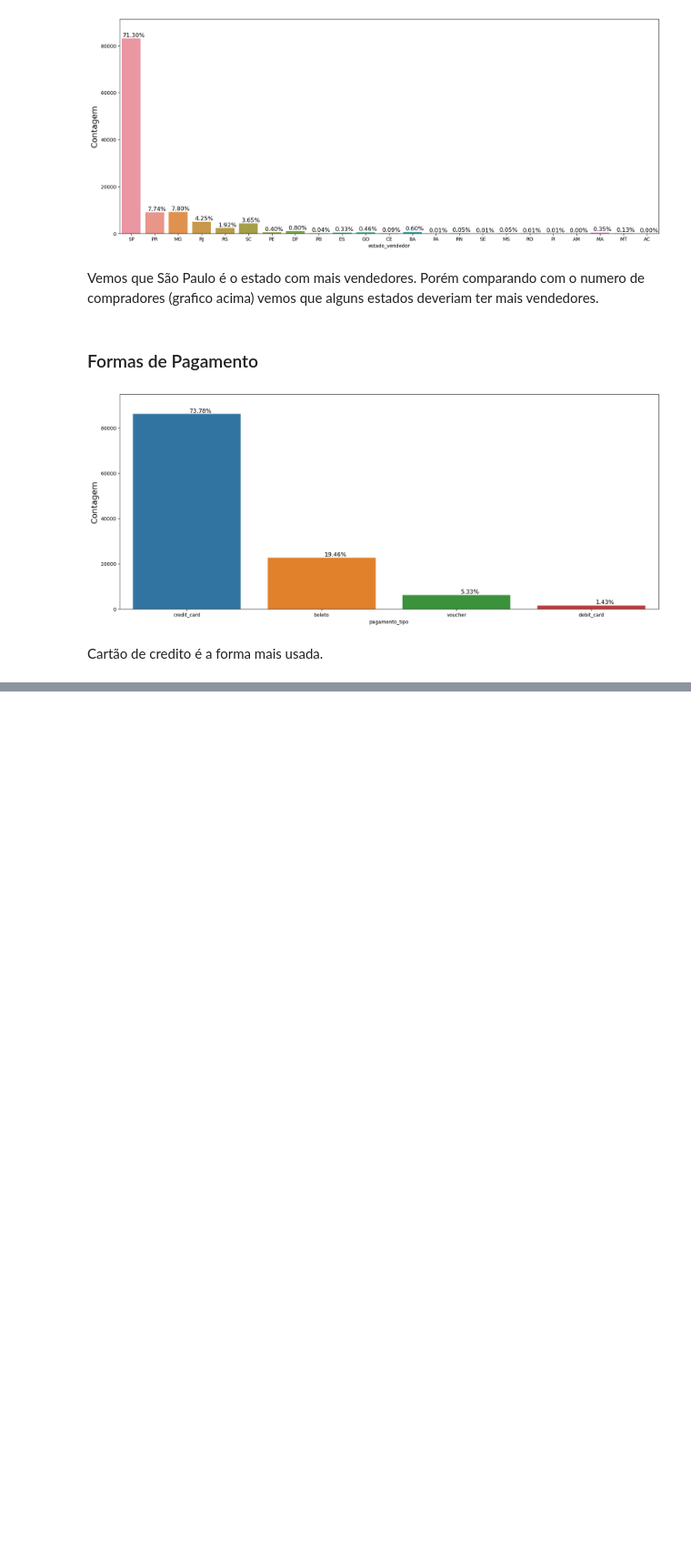
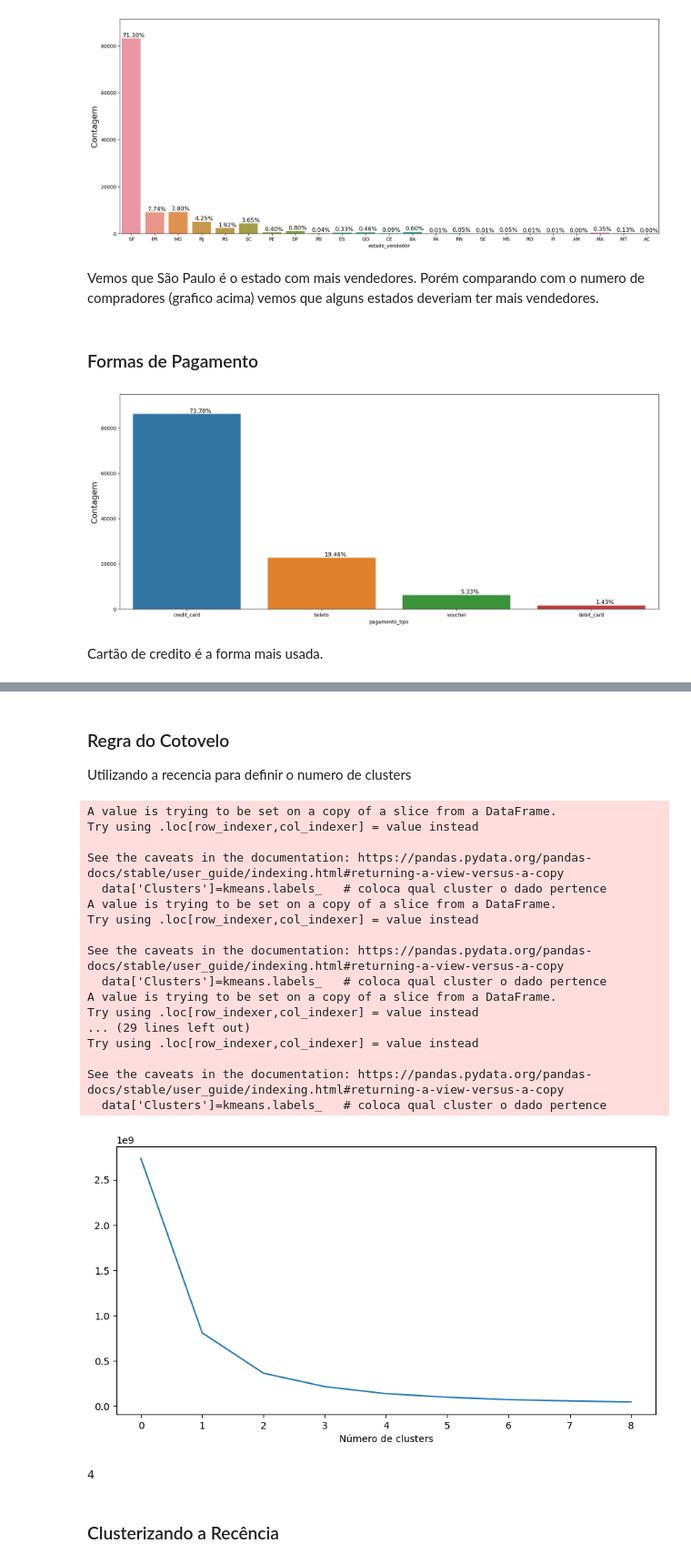
Before and after one commit to leoalvessantana/Project-DataScience-Customer-Segmentation, a Jupyter notebook: Notebook.ipynb, the cells around one changed output, grey strips where cells are left out. Shown at 91% size. Drawn from its saved outputs; the diff is of its cells as text; code cells hidden in the pictures; blank space fills up the shorter version.

```diff
--- a/Notebook.ipynb
+++ b/Notebook.ipynb
@@ -137,0 +186,4 @@ Cartão de credito é a forma mais usada.
+# %%
+# banco de dados com algumas colunas de df
+df_olist = df[['id_unico_cliente','id_cliente','horario_pedido','item_id','preco']]
+df_olist.head()
@@ -137,0 +197,10 @@ Cartão de credito é a forma mais usada.
+# %%
+# Agrupando os clientes pela data "horario_pedido", para saber quando foi a ultima compra de cada cliente
+# Com isso   df_compra['Recencia']  vai ser a data maxima (ultima compra) menos a data da ultima compra de cada cliente
+
+df_compra = df.groupby('id_unico_cliente').horario_pedido.max().reset_index()
+df_compra.columns = ['id_unico_cliente','DataMaxCompra']
+df_compra['DataMaxCompra'] = pd.to_datetime(df_compra['DataMaxCompra'])
+df_compra['Recencia'] = (df_compra['DataMaxCompra'].max() - df_compra['DataMaxCompra']).dt.days
+
+df_compra.head()
@@ -137,0 +214,5 @@ Cartão de credito é a forma mais usada.
+# %%
+# Agora juntando os dois bancos de dados
+
+df_usuario = pd.merge(df_olist,df_compra[['id_unico_cliente', 'Recencia']],on='id_unico_cliente')
+df_usuario.head()
@@ -137,0 +226,37 @@ Cartão de credito é a forma mais usada.
+# %% [markdown]
+### Regra do Cotovelo
+Utilizando a recencia para definir o numero de clusters
+# %%
+df_recencia = df_usuario[['Recencia']]
+soma_quadrados = calcular_wcss(df_recencia)
+
+plt.figure(figsize=(10,5))
+plt.plot(soma_quadrados)
+plt.xlabel('Número de clusters')
+plt.show()
+# %% [output]
+A value is trying to be set on a copy of a slice from a DataFrame.
+Try using .loc[row_indexer,col_indexer] = value instead
+
+See the caveats in the documentation: https://pandas.pydata.org/pandas-docs/stable/user_guide/indexing.html#returning-a-view-versus-a-copy
+  data['Clusters']=kmeans.labels_   # coloca qual cluster o dado pertence
+A value is trying to be set on a copy of a slice from a DataFrame.
+Try using .loc[row_indexer,col_indexer] = value instead
+
+See the caveats in the documentation: https://pandas.pydata.org/pandas-docs/stable/user_guide/indexing.html#returning-a-view-versus-a-copy
+  data['Clusters']=kmeans.labels_   # coloca qual cluster o dado pertence
+A value is trying to be set on a copy of a slice from a DataFrame.
+Try using .loc[row_indexer,col_indexer] = value instead
+... (29 lines left out)
+Try using .loc[row_indexer,col_indexer] = value instead
+
+See the caveats in the documentation: https://pandas.pydata.org/pandas-docs/stable/user_guide/indexing.html#returning-a-view-versus-a-copy
+  data['Clusters']=kmeans.labels_   # coloca qual cluster o dado pertence
+[figure, added]
+# %%
+n = numero_otimo_clusters(soma_quadrados)
+n
+# %% [output]
+4
+# %% [markdown]
+### Clusterizando a Recência
```
Also changed, not shown: parts of 42 cells of this notebook, 1 other file.
